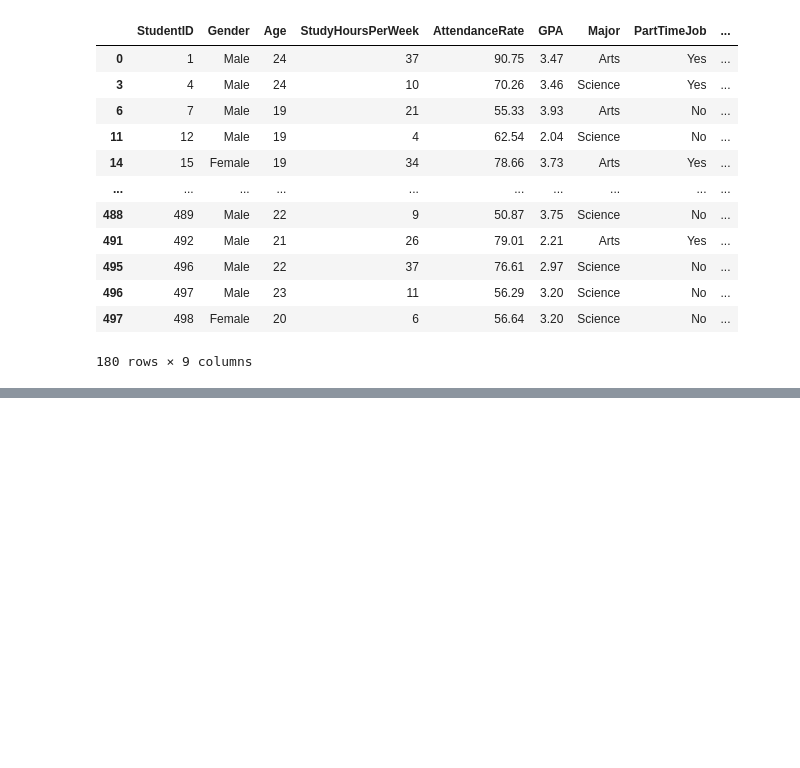
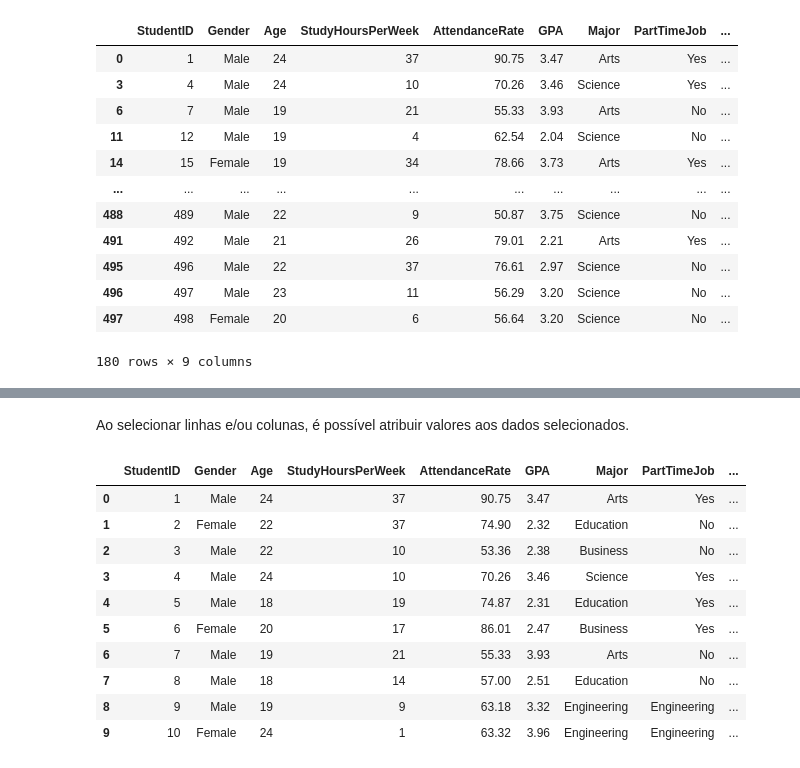
Before and after one commit to HenryJoseHenriques/Professional-Python-Learning, a Jupyter notebook: Pandas/learning/002_How_do_I_select_a_subset_of_a_DataFrame/file.ipynb, the cells around one changed output, grey strips where cells are left out. Drawn from its saved outputs; the diff is of its cells as text; code cells hidden in the pictures; blank space fills up the shorter version.

```diff
--- a/Pandas/learning/002_How_do_I_select_a_subset_of_a_DataFrame/file.ipynb
+++ b/Pandas/learning/002_How_do_I_select_a_subset_of_a_DataFrame/file.ipynb
@@ -170,0 +217,18 @@ Ao combinar múltiplas declarações condicionais, cada condição deve estar ro
+# %% [markdown]
+Ao selecionar linhas e/ou colunas, é possível atribuir valores aos dados selecionados.
+# %%
+studant.iloc[8:15, 6] = "Engineering"
+
+studant.head(10)
+# %% [output]
+|  | StudentID | Gender | Age | StudyHoursPerWeek | AttendanceRate | GPA | Major | PartTimeJob | ... |
+| 0 | 1 | Male | 24 | 37 | 90.75 | 3.47 | Arts | Yes | ... |
+| 1 | 2 | Female | 22 | 37 | 74.90 | 2.32 | Education | No | ... |
+| 2 | 3 | Male | 22 | 10 | 53.36 | 2.38 | Business | No | ... |
+| 3 | 4 | Male | 24 | 10 | 70.26 | 3.46 | Science | Yes | ... |
+| 4 | 5 | Male | 18 | 19 | 74.87 | 2.31 | Education | Yes | ... |
+| 5 | 6 | Female | 20 | 17 | 86.01 | 2.47 | Business | Yes | ... |
+| 6 | 7 | Male | 19 | 21 | 55.33 | 3.93 | Arts | No | ... |
+| 7 | 8 | Male | 18 | 14 | 57.00 | 2.51 | Education | No | ... |
+| 8 | 9 | Male | 19 | 9 | 63.18 | 3.32 | Engineering | Engineering | ... |
+| 9 | 10 | Female | 24 | 1 | 63.32 | 3.96 | Engineering | Engineering | ... |
```
Also changed, not shown: parts of 9 cells of this notebook, 5 other files.
